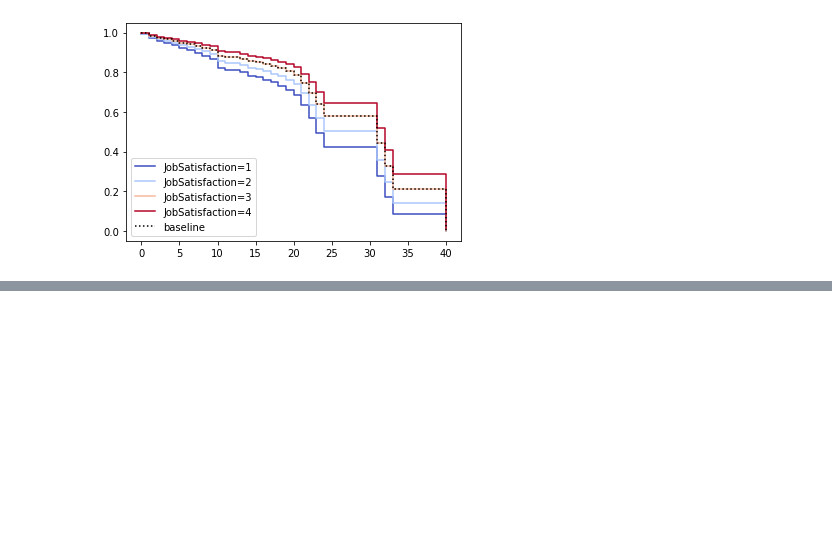
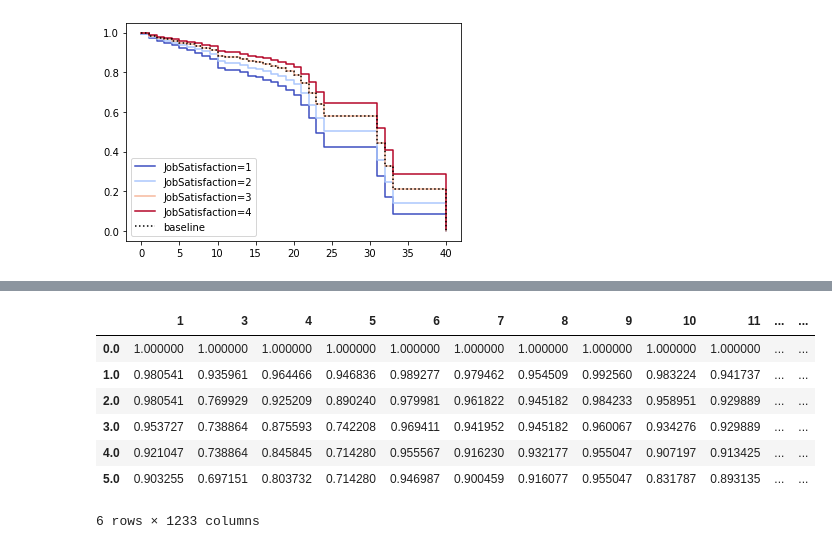
Before and after one commit to tuatalok/IBM_HR_Analytics_Employee_Attrition, a Jupyter notebook: survival.ipynb, the cells around one changed output, grey strips where cells are left out. Saved outputs shown, nothing was run; the diff lists cells and outputs as text; code cells hidden in the pictures; blank space fills up the shorter version.

```diff
--- a/survival.ipynb
+++ b/survival.ipynb
@@ -332,0 +352,3 @@ model_cox.plot_partial_effects_on_outcome(covariates='JobSatisfaction', values=[
+# %%
+df_new_obs = df_new['YearsAtCompany']
+df_new_obs
@@ -332,0 +368,13 @@ model_cox.plot_partial_effects_on_outcome(covariates='JobSatisfaction', values=[
+# %%
+# predict survival function
+# Column is Employee n
+model_cox.predict_survival_function(df_new, conditional_after=df_new_obs).head(6)
+# %% [output]
+|  | 1 | 3 | 4 | 5 | 6 | 7 | 8 | 9 | 10 | 11 | ... | ... |
+| 0.0 | 1.000000 | 1.000000 | 1.000000 | 1.000000 | 1.000000 | 1.000000 | 1.000000 | 1.000000 | 1.000000 | 1.000000 | ... | ... |
+| 1.0 | 0.980541 | 0.935961 | 0.964466 | 0.946836 | 0.989277 | 0.979462 | 0.954509 | 0.992560 | 0.983224 | 0.941737 | ... | ... |
+| 2.0 | 0.980541 | 0.769929 | 0.925209 | 0.890240 | 0.979981 | 0.961822 | 0.945182 | 0.984233 | 0.958951 | 0.929889 | ... | ... |
+| 3.0 | 0.953727 | 0.738864 | 0.875593 | 0.742208 | 0.969411 | 0.941952 | 0.945182 | 0.960067 | 0.934276 | 0.929889 | ... | ... |
+| 4.0 | 0.921047 | 0.738864 | 0.845845 | 0.714280 | 0.955567 | 0.916230 | 0.932177 | 0.955047 | 0.907197 | 0.913425 | ... | ... |
+| 5.0 | 0.903255 | 0.697151 | 0.803732 | 0.714280 | 0.946987 | 0.900459 | 0.916077 | 0.955047 | 0.831787 | 0.893135 | ... | ... |
+6 rows × 1233 columns
```
Also changed, not shown: parts of 5 cells of this notebook.
